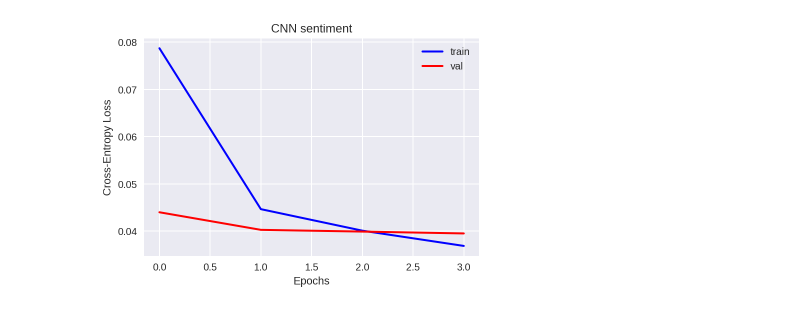
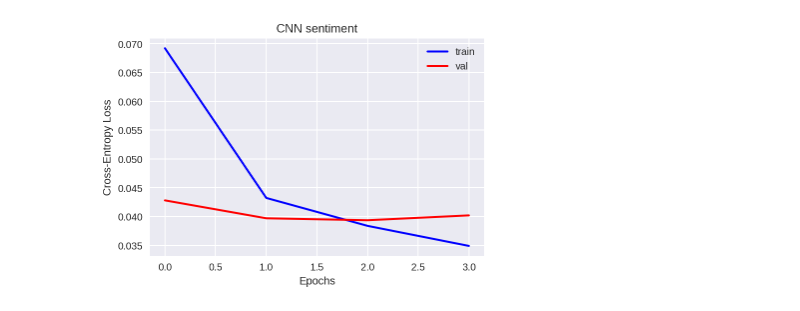
Before and after one commit to Zhengqi-Li/NLP, a Jupyter notebook: GRU.ipynb, the cells around one changed output. Saved outputs shown, nothing was run; the diff lists cells and outputs as text; code cells hidden in the pictures.

```diff
--- a/GRU.ipynb
+++ b/GRU.ipynb
@@ -129,66 +133,66 @@ maxlen = 200
 
 
 
-model = Sequential()
-model.add(Embedding(word_upper,
-                    word_features,
-                    input_length = maxlen,
-                    weights=[embedding_matrix],
-                    trainable=True))
+# model = Sequential()
+# model.add(Embedding(word_upper,
+#                     word_features,
+#                     input_length = maxlen,
+#                     weights=[embedding_matrix],
+#                     trainable=True))
 
-model.add(SpatialDropout1D(0.5))
+# model.add(SpatialDropout1D(0.5))
 
-model.add(Bidirectional(GRU(128,
-         activation='tanh',
-         recurrent_activation='hard_sigmoid',
-         use_bias=True,
-         kernel_initializer=initializers.RandomNormal(),
-#          kernel_initializer='glorot_uniform',
-         recurrent_initializer='orthogonal',
-         bias_initializer='zeros',
-         kernel_regularizer=None,
-         recurrent_regularizer=None,
-         bias_regularizer=None,
-         activity_regularizer=None,
-         kernel_constraint=None,
-         recurrent_constraint=None,
-         bias_constraint=None,
-         dropout=0.2,
-         recurrent_dropout=0.2,
-         implementation=1,
-         return_sequences=False,
-         return_state=False,
-         go_backwards=False,
-         stateful=False,
-         unroll=False,
-         reset_after=False)))
+# model.add(Bidirectional(GRU(128,
+#          activation='tanh',
+#          recurrent_activation='hard_sigmoid',
+#          use_bias=True,
+#          kernel_initializer=initializers.RandomNormal(),
+# #          kernel_initializer='glorot_uniform',
+#          recurrent_initializer='orthogonal',
+#          bias_initializer='zeros',
+#          kernel_regularizer=None,
+#          recurrent_regularizer=None,
+#          bias_regularizer=None,
+#          activity_regularizer=None,
+#          kernel_constraint=None,
+#          recurrent_constraint=None,
+#          bias_constraint=None,
+#          dropout=0.2,
+#          recurrent_dropout=0.2,
+#          implementation=1,
+#          return_sequences=False,
+#          return_state=False,
+#          go_backwards=False,
+#          stateful=False,
+#          unroll=False,
+#          reset_after=False)))
 
-model.add(Dense(6, kernel_initializer=initializers.RandomNormal()))
+# model.add(Dense(6, kernel_initializer=initializers.RandomNormal()))
 
-model.add(Activation('sigmoid'))
+# model.add(Activation('sigmoid'))
 
-model.compile(loss='binary_crossentropy', optimizer='adam', metrics=['accuracy'])
+# model.compile(loss='binary_crossentropy', optimizer='adam', metrics=['accuracy'])
 
-# inp = Input(shape=(maxlen, ))
+inp = Input(shape=(maxlen, ))
 
-# x = Embedding(word_upper,
-#               word_features,
-#               weights=[embedding_matrix])(inp)
+x = Embedding(word_upper,
+              word_features,
+              weights=[embedding_matrix])(inp)
 
-# x = SpatialDropout1D(0.2)(x)
+x = SpatialDropout1D(0.5)(x)
 
-# x = Bidirectional(GRU(80, return_sequences=True))(x)
+x = Bidirectional(GRU(128, return_sequences=True))(x)
 
-# avg_pool = GlobalAveragePooling1D()(x)
-# max_pool = GlobalMaxPooling1D()(x)
+avg_pool = GlobalAveragePooling1D()(x)
+max_pool = GlobalMaxPooling1D()(x)
 
-# conc = Concatenate(axis=1)([avg_pool, max_pool])
-# outp = Dense(6, activation="sigmoid")(conc)
+conc = Concatenate(axis=1)([avg_pool, max_pool])
+outp = Dense(6, activation="sigmoid")(conc)
 
-# model = Model(inputs=inp, outputs=outp)
-# model.compile(loss='binary_crossentropy',
-#               optimizer='adam',
-#               metrics=['accuracy'])
+model = Model(inputs=inp, outputs=outp)
+model.compile(loss='binary_crossentropy',
+              optimizer='adam',
+              metrics=['accuracy'])
 
 
 model.summary()
@@ -265,3 +269,3 @@ activation_2 (Activation)    (None, 6)                 0
 
 Epoch 00004: early stopping
-[figure, old version]
+[figure, new version]
```
Also changed, not shown: parts of 2 cells of this notebook.
